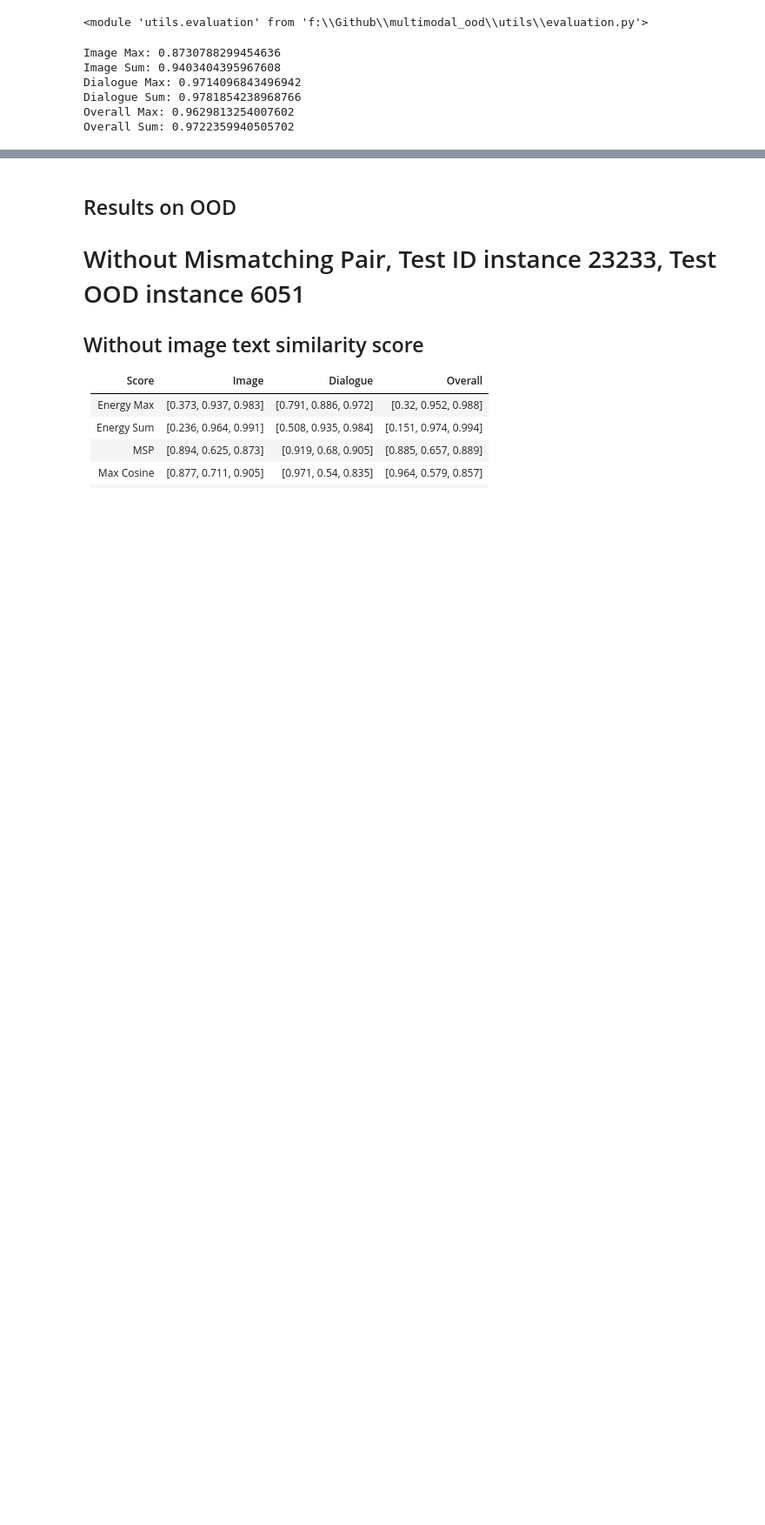
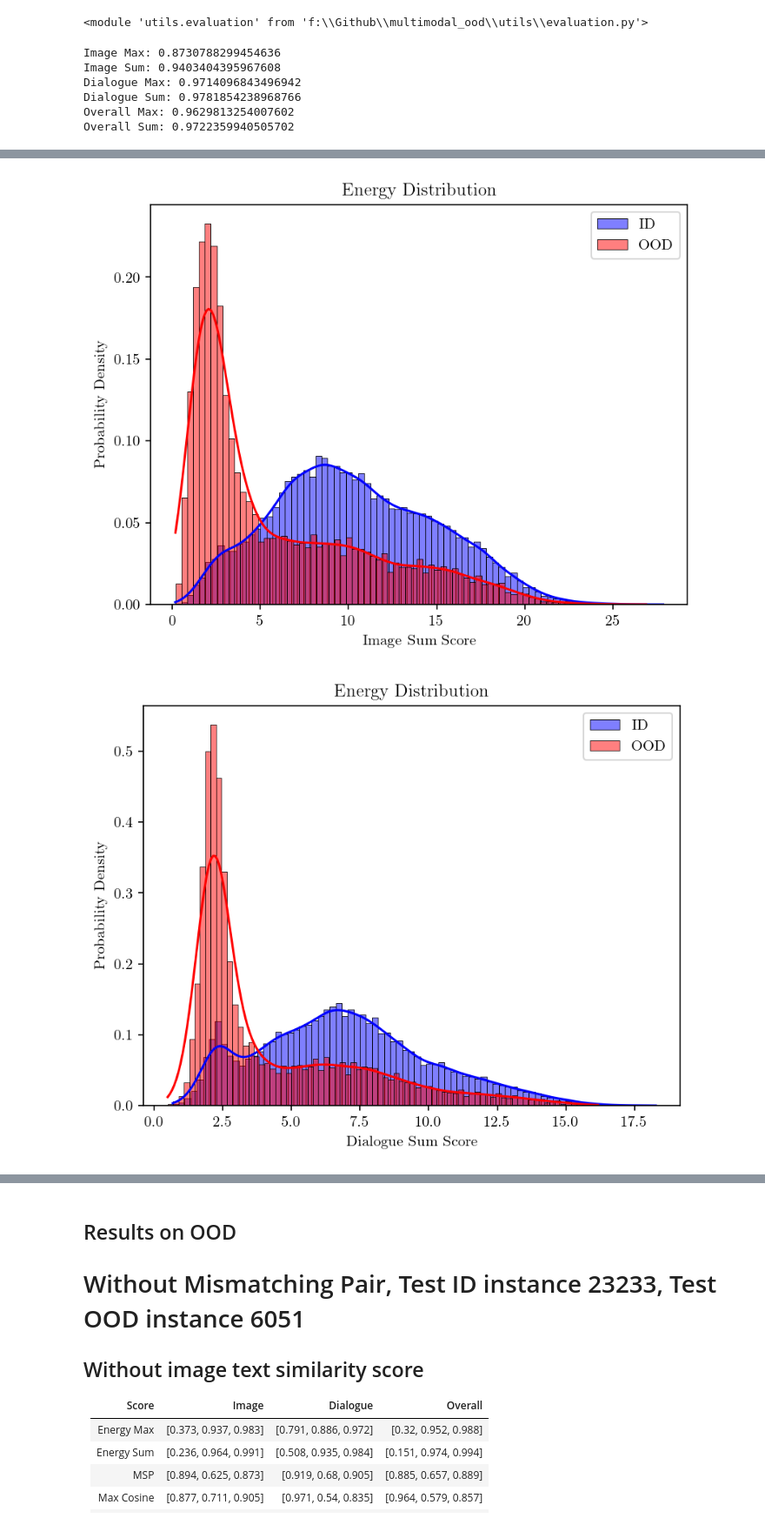
Before and after one commit to wfyitf/multimodal_ood, a Jupyter notebook: notebooks/clip_qa.ipynb, the cells around one changed output, grey strips where cells are left out. Shown at 87% size. Saved outputs shown, nothing was run; the diff lists cells and outputs as text; code cells hidden in the pictures; blank space fills up the shorter version.

```diff
--- a/notebooks/clip_qa.ipynb
+++ b/notebooks/clip_qa.ipynb
@@ -322,0 +307,47 @@ plt.show()
+# %%
+import matplotlib.pyplot as plt
+
+ood_scores = df_test[df_test['OOD'] == 0][f'{score_type}_{type}_image']
+non_ood_scores = df_test[df_test['OOD'] == 1][f'{score_type}_{type}_image']
+
+ood_scores_transform = df_test[df_test['OOD'] == 0][f'{score_type}_{type}_image_tranform']
+non_ood_scores_transform = df_test[df_test['OOD'] == 1][f'{score_type}_{type}_image_tranform']
+
+sns.histplot(non_ood_scores, bins=80, alpha=0.5, label='ID', kde=True, color='blue',stat="density")
+sns.histplot(ood_scores, bins=80, alpha=0.5, label='OOD', kde=True, color='red', stat="density")
+#sns.histplot(non_ood_scores_transform, bins=80, alpha=0.5, label='ID', kde=True, color='green',stat="density")
+#sns.histplot(ood_scores_transform, bins=80, alpha=0.5, label='OOD', kde=True, color='purple', stat="density")
+
+plt.title(f'{score_type.title()} Distribution')
+plt.xlabel(f'Image {type.title()} Score')
+plt.ylabel('Probability Density')
+plt.legend()
+plt.savefig(f'{data_loader.data_dir}/CLIP/qa_imgs/{score_type}_{type}_image.pdf')
+plt.show()
+
+ood_scores = df_test[df_test['OOD'] == 0][f'{score_type}_{type}_dialogue']
+non_ood_scores = df_test[df_test['OOD'] == 1][f'{score_type}_{type}_dialogue']
+
+sns.histplot(non_ood_scores, bins=80, alpha=0.5, label='ID', kde=True, color='blue',stat="density")
+sns.histplot(ood_scores, bins=80, alpha=0.5, label='OOD', kde=True, color='red', stat="density")
+plt.title('Energy Distribution')
+plt.xlabel(f'Dialogue {type.title()} Score')
+plt.ylabel('Probability Density')
+plt.legend()
+plt.savefig(f'{data_loader.data_dir}/CLIP/qa_imgs/{score_type}_{type}_dialogue.pdf')
+plt.show()
+
+
+ood_scores = df_test[df_test['OOD'] == 0][f'{score_type}_overall_simialrity_{type}']
+non_ood_scores = df_test[df_test['OOD'] == 1][f'{score_type}_overall_simialrity_{type}']
+sns.histplot(non_ood_scores, bins=80, alpha=0.5, label='ID', kde=True, color='blue',  stat="density")
+sns.histplot(ood_scores, bins=80, alpha=0.5, label='OOD', kde=True, color='red',  stat="density")
+plt.title('Energy Distribution')
+plt.xlabel(f'Overall {type.title()} Score')
+plt.ylabel('Probability Density')
+plt.legend()
+plt.savefig(f'{data_loader.data_dir}/CLIP/qa_imgs/{score_type}_overall_simialrity_{type}.pdf')
+plt.show()
+# %% [output]
+[figure, added]
+[figure, added]
```
Also changed, not shown: parts of 22 cells of this notebook, 3 other files.
